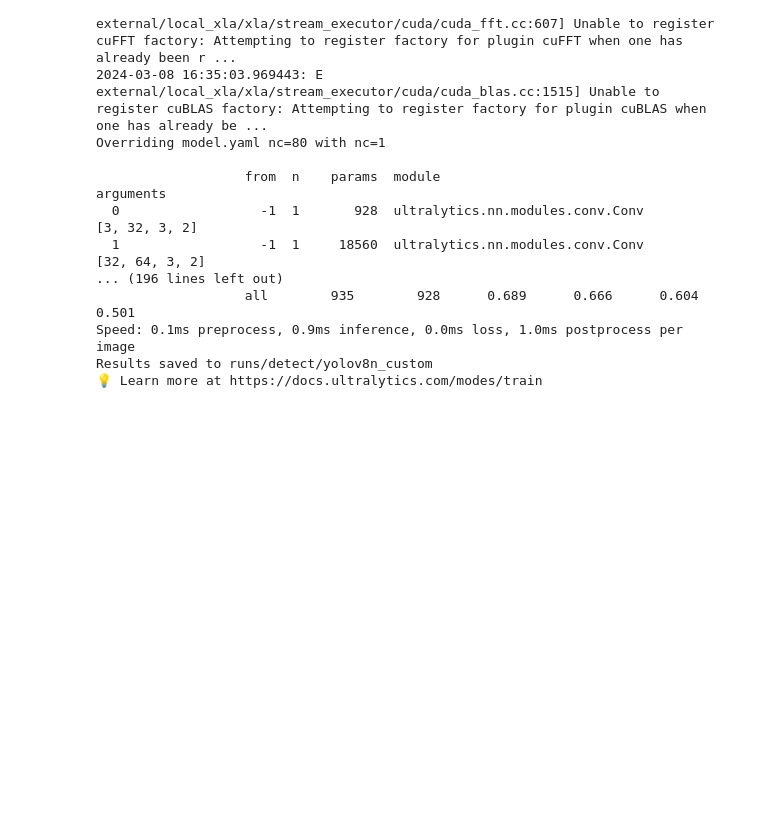
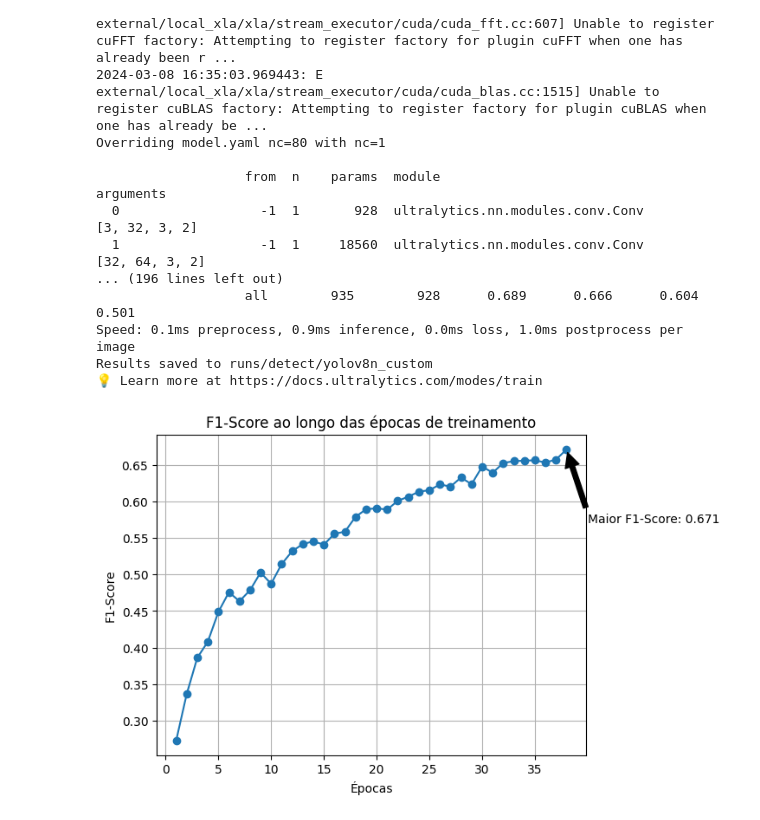
Before and after one commit to mauricesar/masters, a Jupyter notebook: yolov8_adamw-professor.ipynb, the cells around one changed output. Saved outputs shown, nothing was run; the diff lists cells and outputs as text; code cells hidden in the pictures; blank space fills up the shorter version.

Commit message:
added f1-score

```diff
--- a/yolov8_adamw-professor.ipynb
+++ b/yolov8_adamw-professor.ipynb
@@ -208,3 +208,30 @@ Overriding model.yaml nc=80 with nc=1
 Speed: 0.1ms preprocess, 0.9ms inference, 0.0ms loss, 1.0ms postprocess per image
 Results saved to runs/detect/yolov8n_custom
 💡 Learn more at https://docs.ultralytics.com/modes/train
+# %%
+import matplotlib.pyplot as plt
+
+precisions = [0.292, 0.35, 0.363, 0.407, 0.437, 0.463, 0.434, 0.456, 0.488, 0.459, 0.49, 0.521, 0.525, 0.532, 0.529, 0.553, 0.556, 0.617, 0.59, 0.593, 0.585, 0.615, 0.593, 0.629, 0.63, 0.626, 0.597, 0.651, 0.637, 0.644, 0.642, 0.641, 0.646, 0.655, 0.656, 0.654, 0.656, 0.68]
+recalls = [0.256, 0.324, 0.412, 0.409, 0.461, 0.489, 0.497, 0.503, 0.518, 0.519, 0.541, 0.543, 0.559, 0.559, 0.553, 0.558, 0.561, 0.545, 0.588, 0.588, 0.592, 0.587, 0.62, 0.598, 0.601, 0.62, 0.645, 0.615, 0.61, 0.651, 0.636, 0.664, 0.664, 0.656, 0.656, 0.652, 0.658, 0.662, 0.659, 0.655, 0.675]
+
+f1_scores = [2 * p * r / (p + r) for p, r in zip(precisions, recalls)]
+
+max_f1_index = f1_scores.index(max(f1_scores))
+max_f1_score = max(f1_scores)
+
+epochs = range(1, len(precisions) + 1)
+
+plt.plot(epochs, f1_scores, marker='o')
+plt.title('F1-Score ao longo das épocas de treinamento')
+plt.xlabel('Épocas')
+plt.ylabel('F1-Score')
+plt.grid(True)
+
+plt.annotate(f'Maior F1-Score: {max_f1_score:.3f}', xy=(max_f1_index + 1, max_f1_score), xytext=(max_f1_index + 3, max_f1_score - 0.1),
+             arrowprops=dict(facecolor='black', shrink=0.05))
+
+plt.savefig('f1_score_plot.png')
+
+plt.show()
+# %% [output]
+[figure, added]
```
Also changed, not shown: 1 other file.
